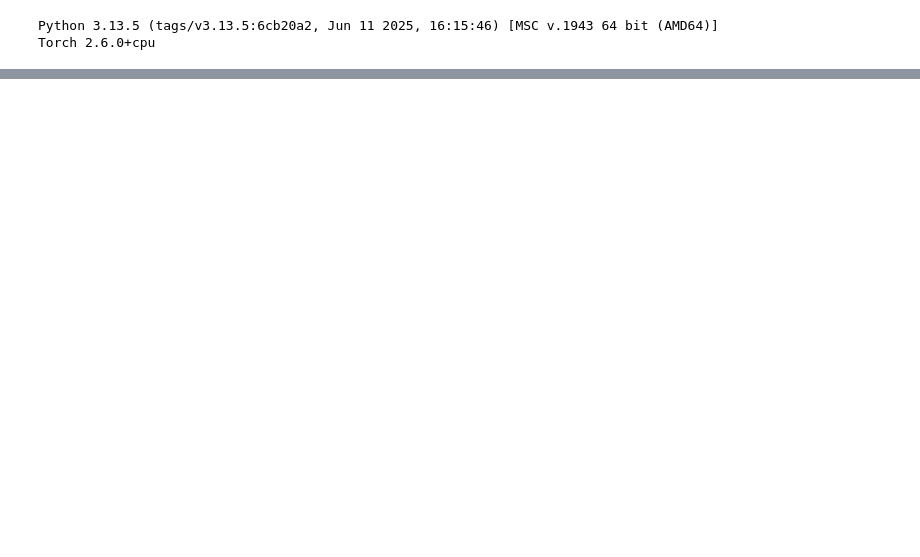
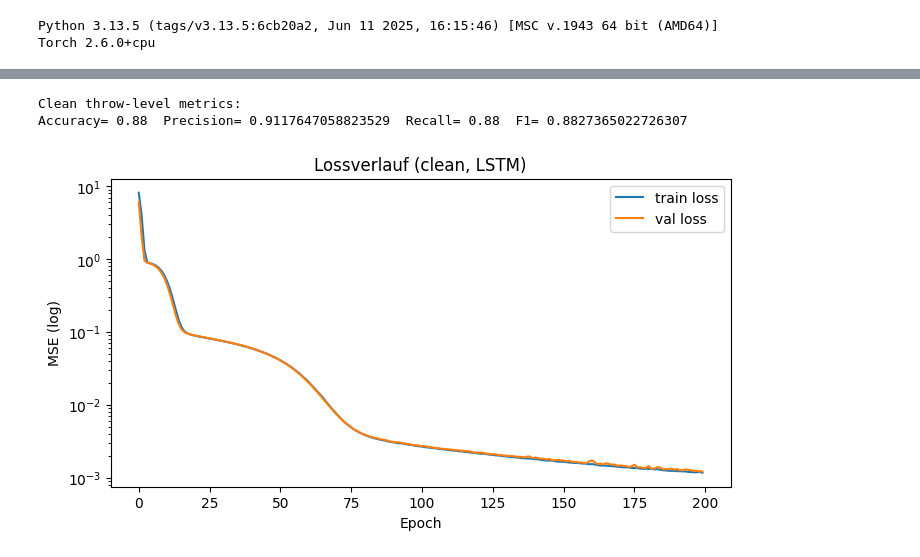
Before and after one commit to lucaa-smn/BA-Thesis, a Jupyter notebook: lstm_pointwise_free_throw.ipynb, the cells around one changed output, grey strips where cells are left out. Cells and saved outputs as stored; diff of their text form; code cells hidden in the pictures; blank space fills up the shorter version.

```diff
--- a/lstm_pointwise_free_throw.ipynb
+++ b/lstm_pointwise_free_throw.ipynb
@@ -96,11 +81,11 @@ def df_to_pointwise_tensors(df, hs_val=2.13, device='cpu'):
 # %%
-class PointLSTM(nn.Module):
-    def __init__(self, input_size=4, hidden_size=64, num_layers=1, num_classes=3):
+class LSTMxy(nn.Module):
+    def __init__(self, input_size=4, hidden_size=64, num_layers=1):
         super().__init__()
         self.lstm = nn.LSTM(input_size, hidden_size, num_layers, batch_first=True)
-        self.fc = nn.Linear(hidden_size, num_classes)
+        self.head = nn.Linear(hidden_size, 2)
     def forward(self, x):
-        out, _ = self.lstm(x)  # x: (N,1,4)
+        out, _ = self.lstm(x)
         out = out[:, -1, :]
-        return self.fc(out)
+        return self.head(out)
 # %%
@@ -133,25 +148,54 @@ def eval_pointwise(model, loader, crit, device):
 # %%
-device = torch.device('cpu')
+device='cpu'
 sim = DataGen(hs=2.13)
+params = sim.params if hasattr(sim,'params') else {'l':4.115,'hKorb':3.048,'Rr':0.2286,'Rb':0.1219}
 df_clean = sim.generate_dataset(n=150, with_noise=False)
-Xt, yt, dproc = df_to_pointwise_tensors(df_clean, hs_val=2.13, device='cpu')
-dataset = TensorDataset(Xt, yt)
-n = len(dataset); idx = np.random.permutation(n)
-train_end = int(0.8*n); val_end = int(0.9*n)
-train_idx, val_idx, test_idx = idx[:train_end], idx[train_end:val_end], idx[val_end:]
-train_loader = DataLoader(torch.utils.data.Subset(dataset, train_idx), batch_size=512, shuffle=True)
-val_loader = DataLoader(torch.utils.data.Subset(dataset, val_idx), batch_size=512, shuffle=False)
-test_loader = DataLoader(torch.utils.data.Subset(dataset, test_idx), batch_size=512, shuffle=False)
+Xt, Yt, dproc = df_to_pointwise_tensors(df_clean, hs_val=2.13, device='cpu')
+n = len(Xt); idx = np.random.permutation(n)
+tr = int(0.8*n); va = int(0.9*n)
+train_loader = DataLoader(torch.utils.data.TensorDataset(Xt[idx[:tr]], Yt[idx[:tr]]), batch_size=512, shuffle=True)
+val_loader   = DataLoader(torch.utils.data.TensorDataset(Xt[idx[tr:va]], Yt[idx[tr:va]]), batch_size=512, shuffle=False)
+test_loader  = DataLoader(torch.utils.data.TensorDataset(Xt[idx[va:]], Yt[idx[va:]]), batch_size=512, shuffle=False)
 
-model = PointLSTM(input_size=4, hidden_size=64, num_layers=1, num_classes=3).to(device)
-optimizer = torch.optim.Adam(model.parameters(), lr=1e-3)
-criterion = nn.CrossEntropyLoss()
-hist = {'train_loss':[], 'train_acc':[], 'val_loss':[], 'val_acc':[]}
-for ep in range(15):
-    tr_loss, tr_acc = train_pointwise(model, train_loader, optimizer, criterion, device)
-    va_loss, va_acc, _, _, _ = eval_pointwise(model, val_loader, criterion, device)
-    hist['train_loss'].append(tr_loss); hist['train_acc'].append(tr_acc)
-    hist['val_loss'].append(va_loss); hist['val_acc'].append(va_acc)
+model = LSTMxy(input_size=4, hidden_size=64, num_layers=1).to(device)
+opt = optim.Adam(model.parameters(), lr=1e-3)
+crit = nn.MSELoss()
+hist={'train_loss':[], 'val_loss':[]}
+for ep in range(200):
+    tr_loss = train_epoch(model, train_loader, opt, crit, device)
+    va_loss, _ = eval_epoch(model, val_loader, crit, device)
+    hist['train_loss'].append(tr_loss); hist['val_loss'].append(va_loss)
     if (ep+1)%5==0 or ep<3:
-        print(f'Epoch {ep+1:02d} | train_loss={tr_loss:.4f}, train_acc={tr_acc:.3f} | val_loss={va_loss:.4f}, val_acc={va_acc:.3f}')
+        print(f'Epoch {ep+1:02d} | train_loss={tr_loss:.6f} | val_loss={va_loss:.6f}')
+
+plt.figure(figsize=(8,4))
+plt.plot(hist['train_loss'], label='train loss')
+plt.plot(hist['val_loss'], label='val loss')
+plt.yscale('log'); plt.xlabel('Epoch'); plt.ylabel('MSE (log)'); plt.legend(); plt.title('Lossverlauf (clean, LSTM)')
+
+model.eval()
+with torch.no_grad():
+    pred_xy = model(Xt).cpu().numpy()
+dproc_pred = dproc.copy(); dproc_pred['x_pred']=pred_xy[:,0]; dproc_pred['y_pred']=pred_xy[:,1]
+
+ids = dproc_pred['wurf_id'].unique()[:3]
+plt.figure(figsize=(8,5))
+for wid in ids:
+    g_gt = dproc[dproc['wurf_id']==wid].sort_values('t')
+    g_pr = dproc_pred[dproc_pred['wurf_id']==wid].sort_values('t')
+    plt.plot(g_gt['x'], g_gt['y'], marker='.', label=f'GT {wid[:6]}')
+    plt.plot(g_pr['x_pred'], g_pr['y_pred'], linestyle='--', label=f'Pred {wid[:6]}')
+plt.xlabel('x [m]'); plt.ylabel('y [m]'); plt.title('GT vs. LSTM (clean, erste 3 Würfe)'); plt.legend()
+
+eval_clean = evaluate_throw_level(dproc_pred, params)
+print('Clean throw-level metrics:')
+print('Accuracy=', eval_clean['acc'], ' Precision=', eval_clean['prec'], ' Recall=', eval_clean['rec'], ' F1=', eval_clean['f1'])
+cm = eval_clean['cm']
+plt.figure(figsize=(5,4))
+plt.imshow(cm)
+plt.title('Confusion Matrix (clean, LSTM throw-level)')
+plt.xlabel('Predicted'); plt.ylabel('True')
+for i in range(cm.shape[0]):
+    for j in range(cm.shape[1]):
+        plt.text(j, i, cm[i,j], ha='center', va='center')
 # %% [output]
@@ -163,0 +219,3 @@ Epoch 15 | train_loss=0.3488, train_acc=1.000 | val_loss=0.3236, val_acc=1.000
+Clean throw-level metrics:
+Accuracy= 0.88  Precision= 0.9117647058823529  Recall= 0.88  F1= 0.8827365022726307
+[figure, added]
```
Also changed, not shown: parts of 26 cells of this notebook, 2 other files.
